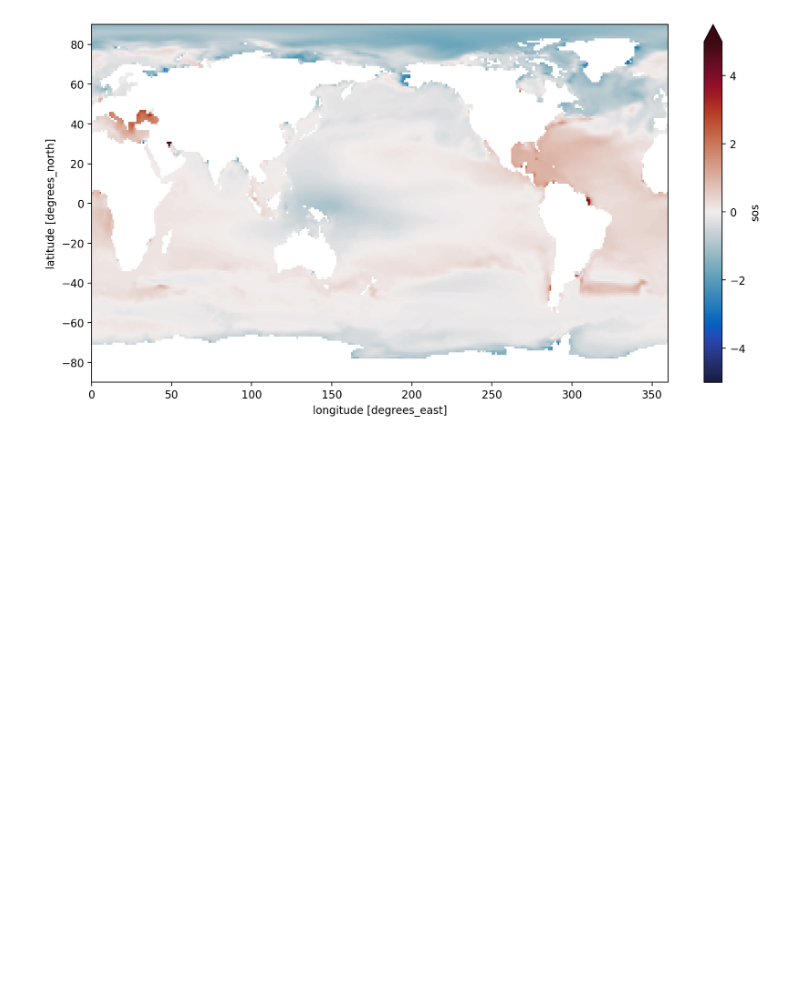
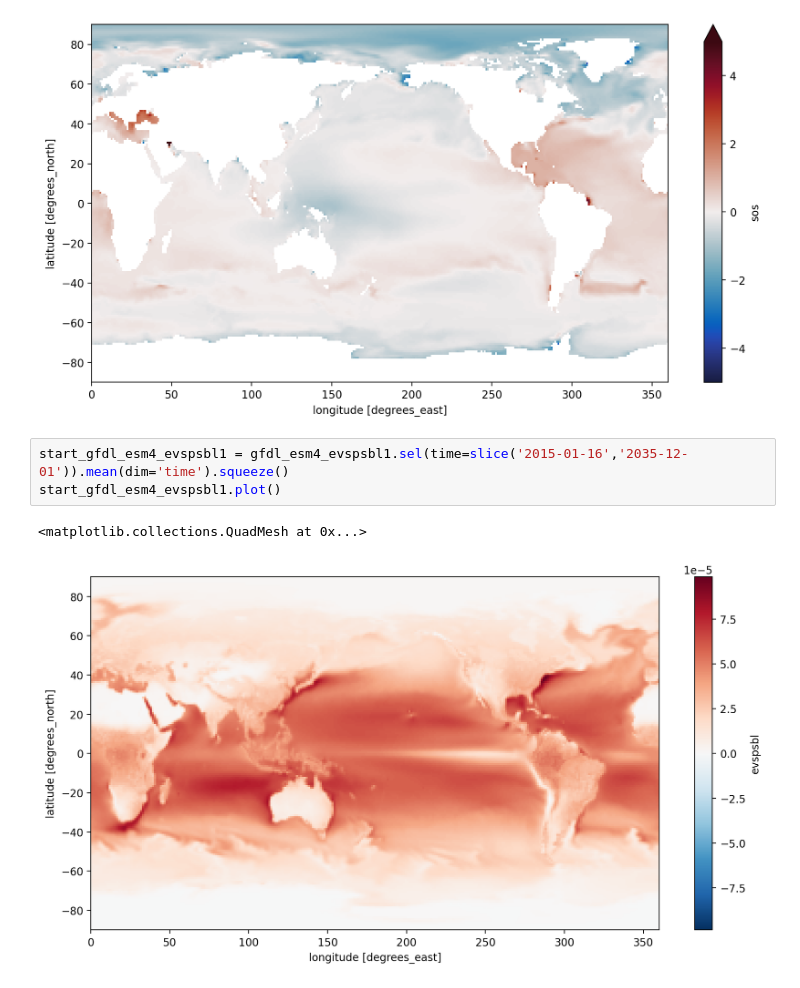
Before and after one commit to EES-3506-5506/Final_Hedayatfar, a Jupyter notebook: Final_Project.ipynb, the cells around one changed output. Drawn from its saved outputs; the diff is of its cells as text; blank space fills up the shorter version.

```diff
--- a/Final_Project.ipynb
+++ b/Final_Project.ipynb
@@ -873,3 +873,9 @@ difference_sos3.plot(vmin=-5,
 # %% [output]
 <matplotlib.collections.QuadMesh at 0x...>
 [figure]
+# %%
+start_gfdl_esm4_evspsbl1 = gfdl_esm4_evspsbl1.sel(time=slice('2015-01-16','2035-12-01')).mean(dim='time').squeeze()
+start_gfdl_esm4_evspsbl1.plot()
+# %% [output]
+<matplotlib.collections.QuadMesh at 0x...>
+[figure, added]
```
Also changed, not shown: parts of 5 cells of this notebook.
